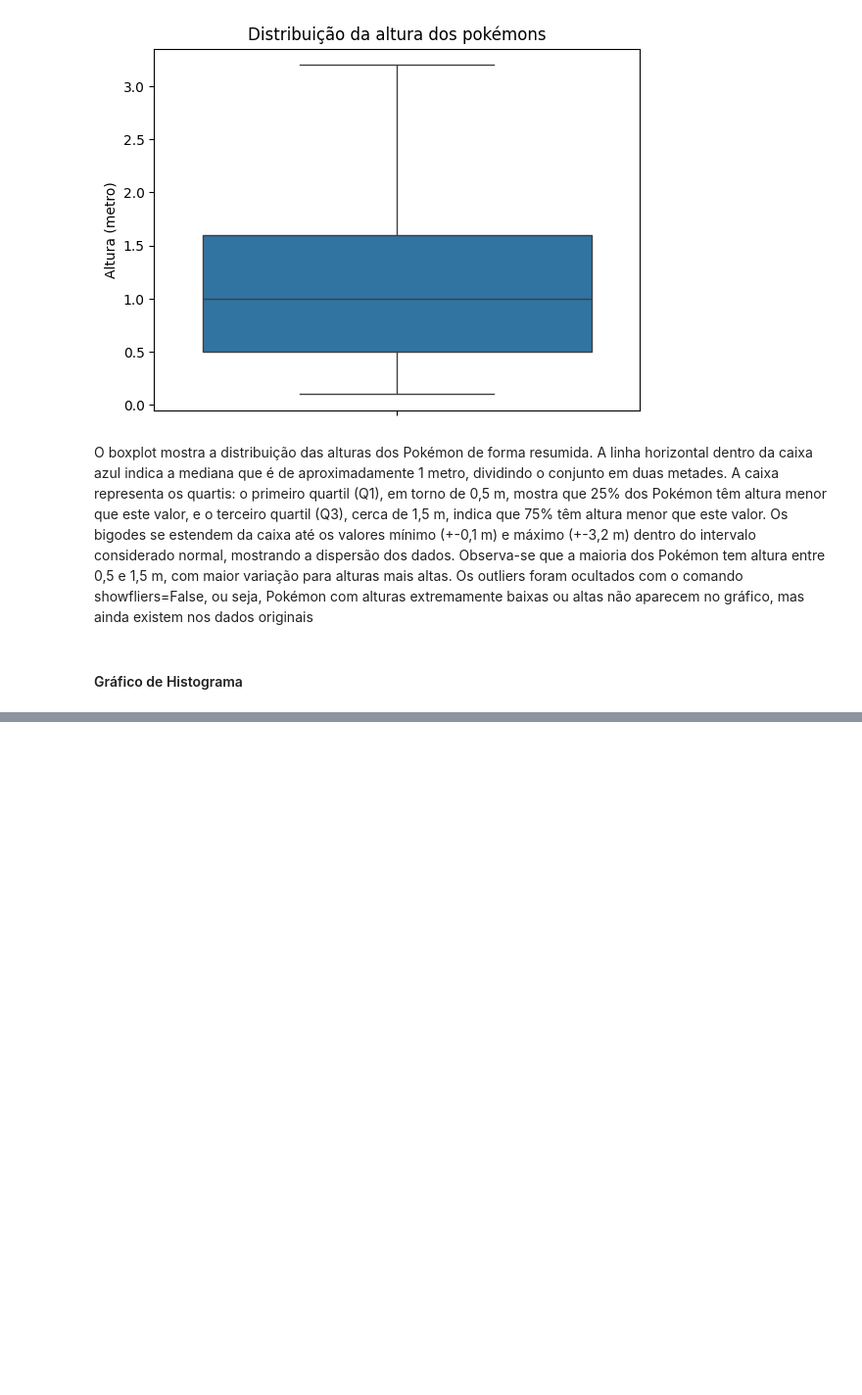
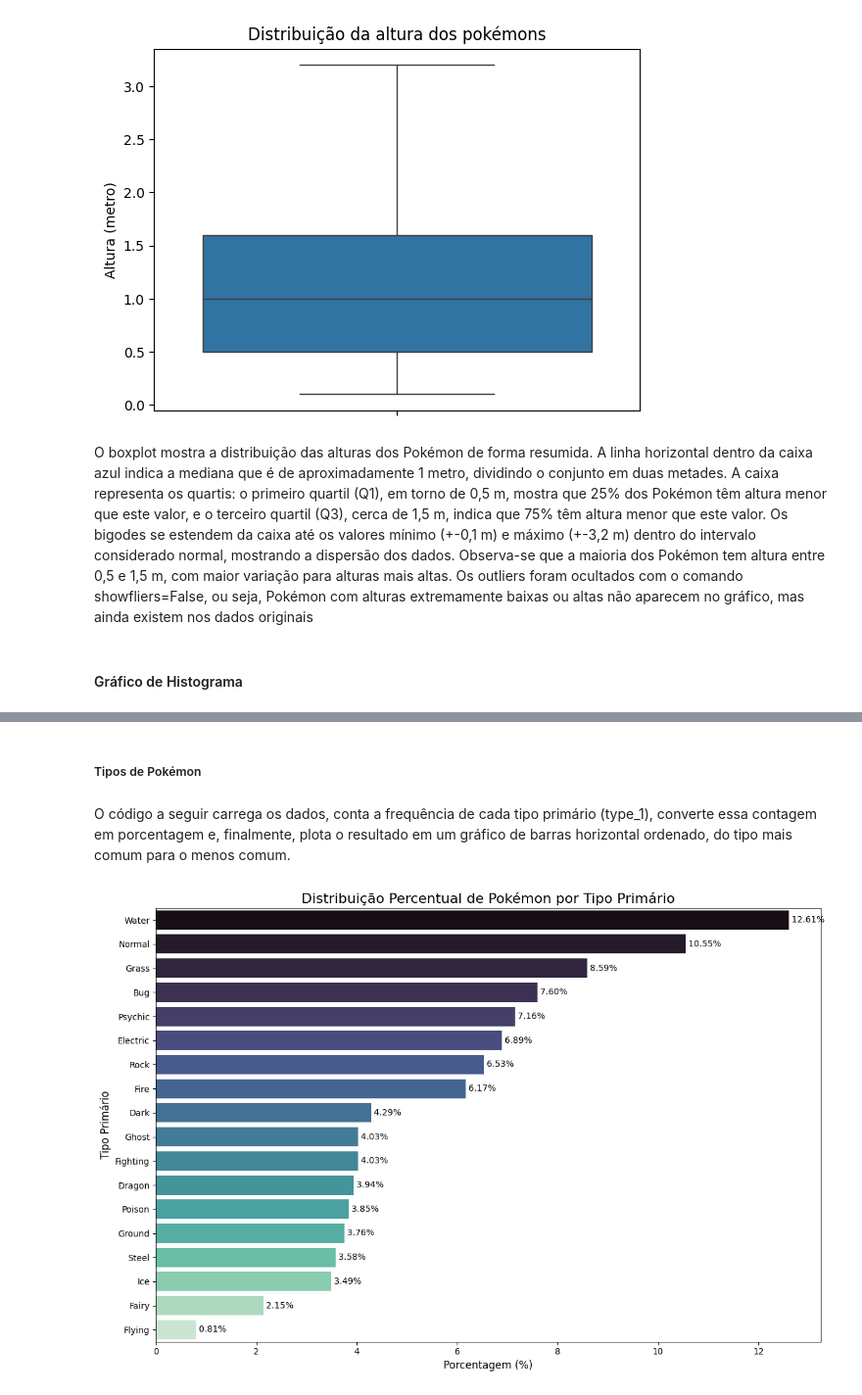
Before and after one commit to F1reFinger/Bancos-DE-DADOS-2, a Jupyter notebook: raw/AnalyticsRaw.ipynb, the cells around one changed output, grey strips where cells are left out. Shown: that part at 98% size. Cells and saved outputs as stored; diff of their text form; code cells hidden in the pictures; blank space fills up the shorter version.

```diff
--- a/raw/AnalyticsRaw.ipynb
+++ b/raw/AnalyticsRaw.ipynb
@@ -122,0 +189,32 @@ Explicação do gráfico.....
+# %% [markdown]
+##### Tipos de Pokémon
+# %% [markdown]
+O código a seguir carrega os dados, conta a frequência de cada tipo primário (type_1), converte essa contagem em porcentagem e, finalmente, plota o resultado em um gráfico de barras horizontal ordenado, do tipo mais comum para o menos comum.
+# %%
+import pandas as pd
+import matplotlib.pyplot as plt
+import seaborn as sns
+
+dataFrame = pd.read_csv("Complete_Pokedex_V1.1.csv")
+
+# Contar a frequência de cada tipo na coluna 'type_1'
+type_counts = dataFrame['type_1'].value_counts()
+
+total_pokemon = len(dataFrame)
+type_percentages = (type_counts / total_pokemon) * 100
+
+plt.figure(figsize=(12, 8))
+
+sns.barplot(x=type_percentages.values, y=type_percentages.index, palette='mako', hue=type_percentages.index, dodge=False)
+
+plt.title("Distribuição Percentual de Pokémon por Tipo Primário", fontsize=16)
+plt.xlabel("Porcentagem (%)", fontsize=12)
+plt.ylabel("Tipo Primário", fontsize=12)
+
+for index, value in enumerate(type_percentages):
+    plt.text(value, index, f' {value:.2f}%', va='center')
+
+plt.tight_layout()
+plt.show()
+# %% [output]
+[figure, added]
```
Also changed, not shown: parts of 9 cells of this notebook.
